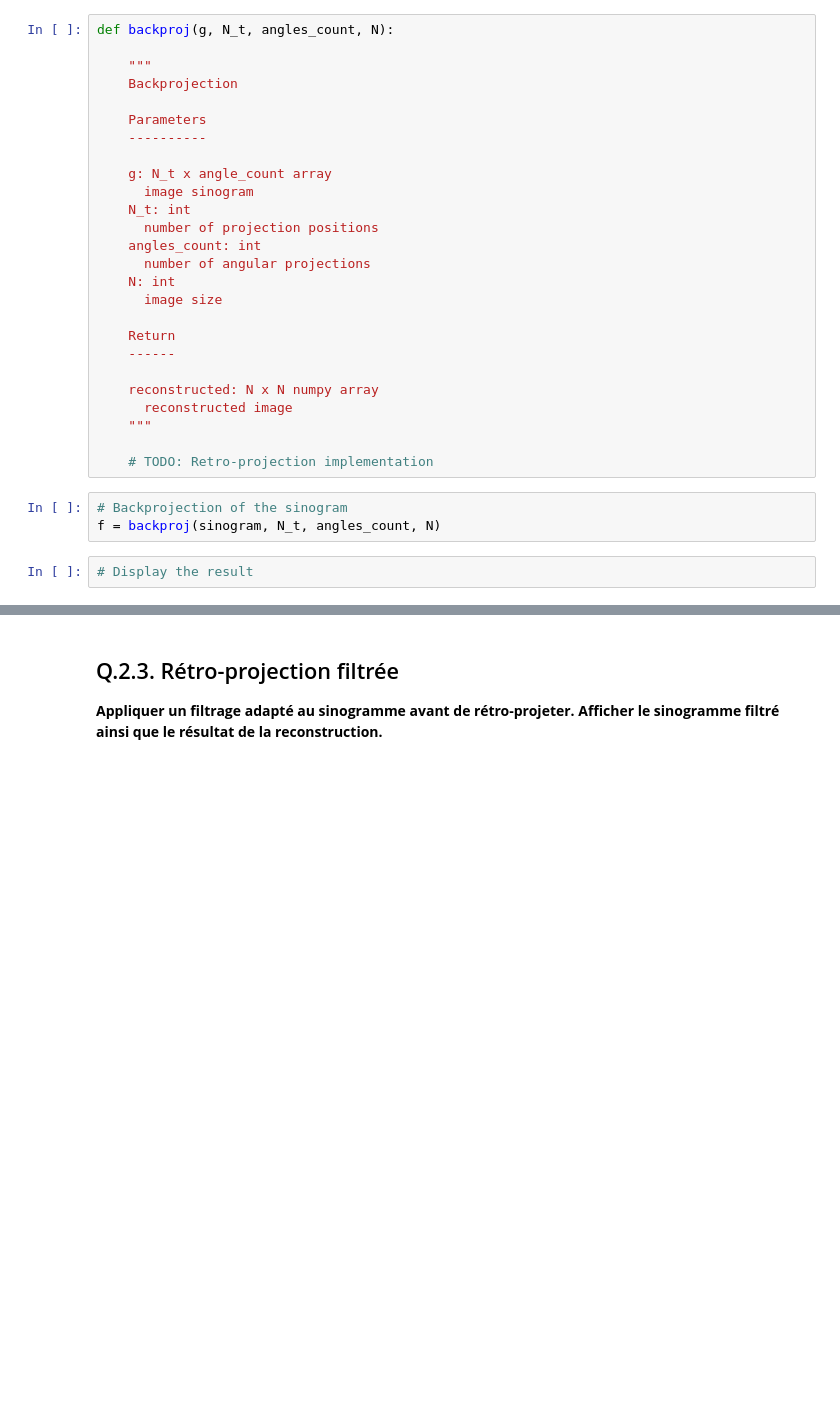
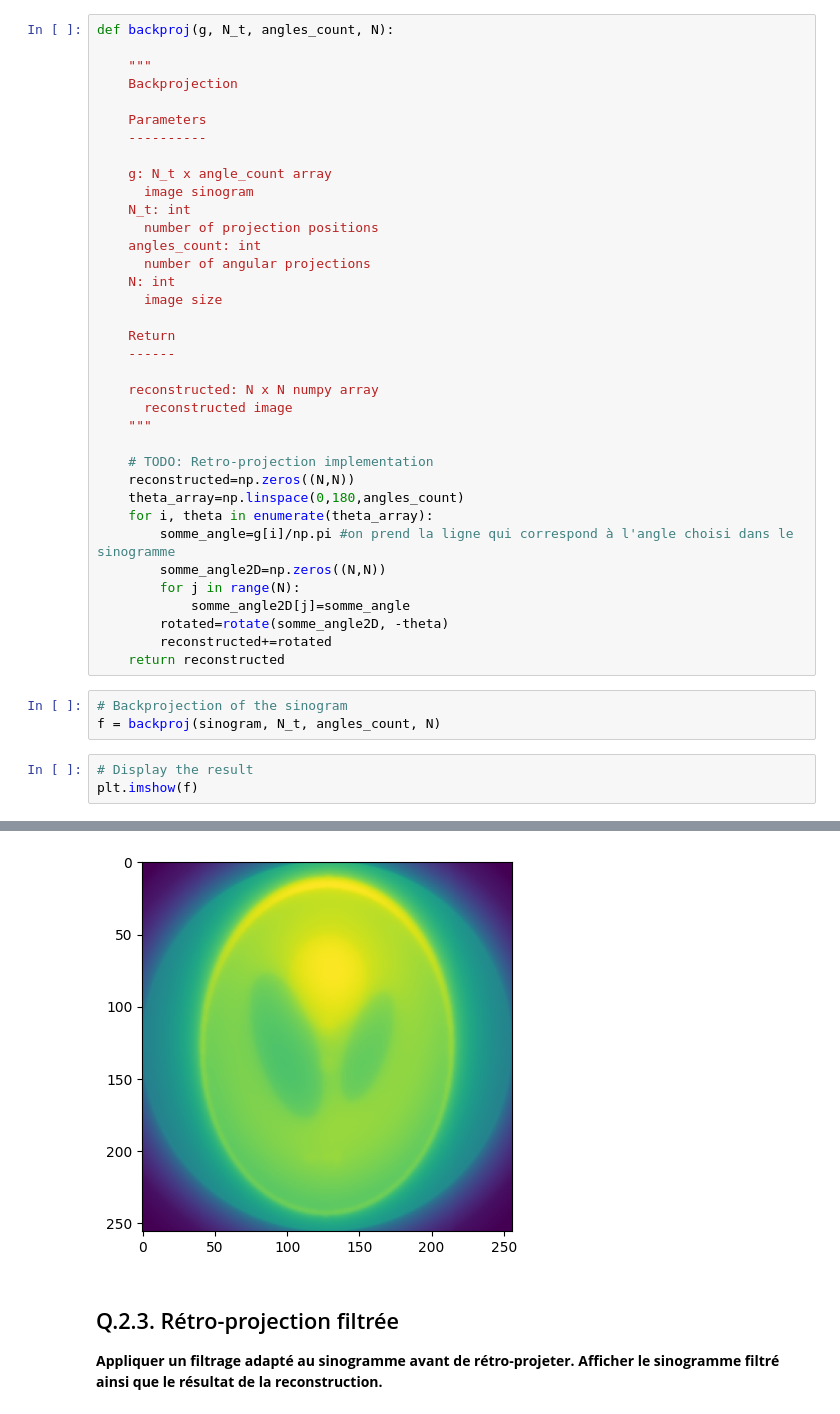
Before and after one commit to anaiscorbiere03/projet_maths, a Jupyter notebook: X-Ray Tomography.ipynb, the cells around one changed output, grey strips where cells are left out. Saved outputs shown, nothing was run; the diff lists cells and outputs as text; blank space fills up the shorter version.

```diff
--- a/X-Ray Tomography.ipynb
+++ b/X-Ray Tomography.ipynb
@@ -98,8 +98,20 @@ def backproj(g, N_t, angles_count, N):
     """
 
     # TODO: Retro-projection implementation
+    reconstructed=np.zeros((N,N))
+    theta_array=np.linspace(0,180,angles_count)
+    for i, theta in enumerate(theta_array):
+        somme_angle=g[i]/np.pi #on prend la ligne qui correspond à l'angle choisi dans le sinogramme
+        somme_angle2D=np.zeros((N,N))
+        for j in range(N):
+            somme_angle2D[j]=somme_angle
+        rotated=rotate(somme_angle2D, -theta)
+        reconstructed+=rotated
+    return reconstructed
 # %%
 # Backprojection of the sinogram
 f = backproj(sinogram, N_t, angles_count, N)
 # %%
 # Display the result
+plt.imshow(f)
+# %% [output]
@@ -106,3 +119,4 @@ f = backproj(sinogram, N_t, angles_count, N)
+[figure, added]
 # %% [markdown]
 ##  Q.2.3. Rétro-projection filtrée
 
```
Also changed, not shown: parts of 2 cells of this notebook, 2 other files.
